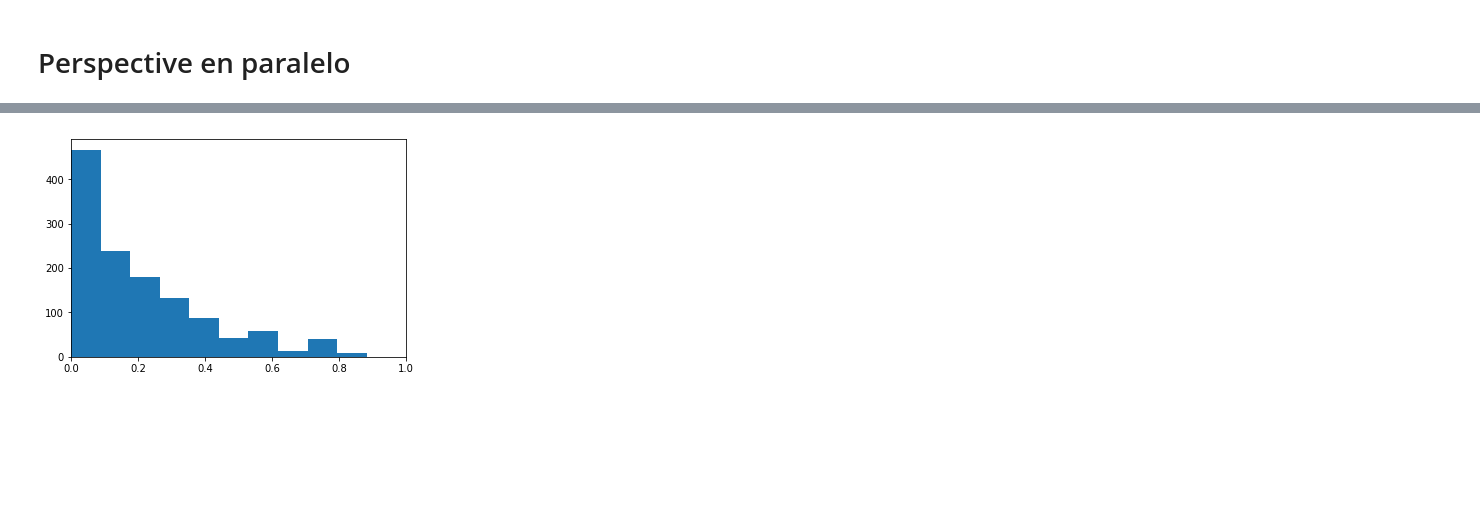
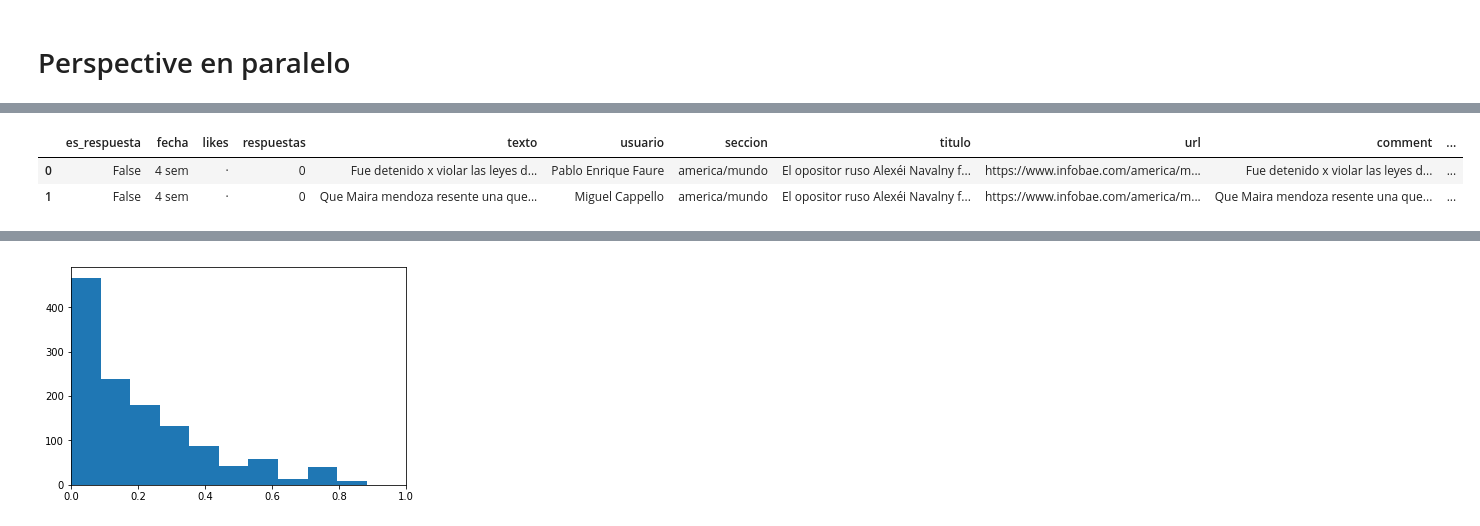
Before and after one commit to pbagedelli/analisis-comentarios, a Jupyter notebook: Perspective prueba.ipynb, the cells around one changed output, grey strips where cells are left out. Drawn from its saved outputs; the diff is of its cells as text; code cells hidden in the pictures; blank space fills up the shorter version.

```diff
--- a/Perspective prueba.ipynb
+++ b/Perspective prueba.ipynb
@@ -130,3 +131,9 @@ len(results)
 # %%
 resultados = df.merge(pd.DataFrame(results), how = 'left', left_on='texto', right_on='comment')
+# %%
+resultados.head(2)
+# %% [output]
+|  | es_respuesta | fecha | likes | respuestas | texto | usuario | seccion | titulo | url | comment | ... |
+| 0 | False | 4 sem | · | 0 | Fue detenido x violar las leyes d... | Pablo Enrique Faure | america/mundo | El opositor ruso Alexéi Navalny f... | https://www.infobae.com/america/m... | Fue detenido x violar las leyes d... | ... |
+| 1 | False | 4 sem | · | 0 | Que Maira mendoza resente una que... | Miguel Cappello | america/mundo | El opositor ruso Alexéi Navalny f... | https://www.infobae.com/america/m... | Que Maira mendoza resente una que... | ... |
 # %%
```
Also changed, not shown: parts of 6 cells of this notebook, 3 other files.
